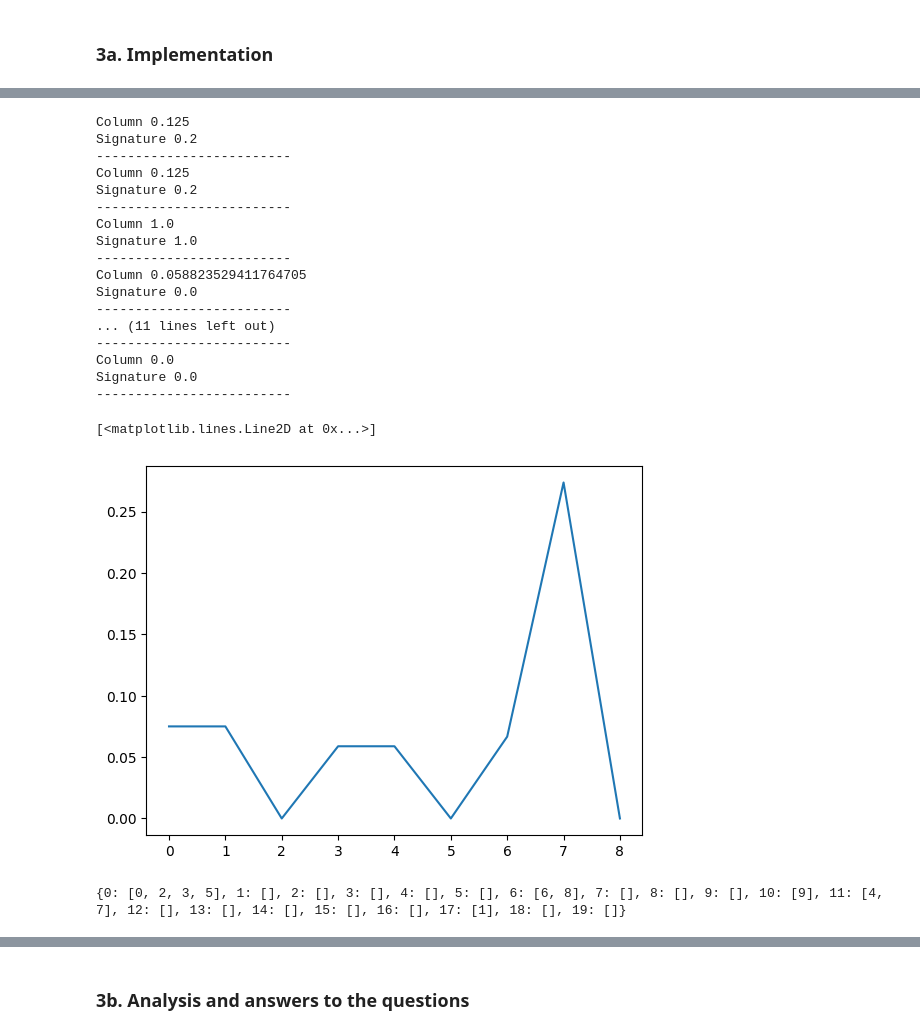
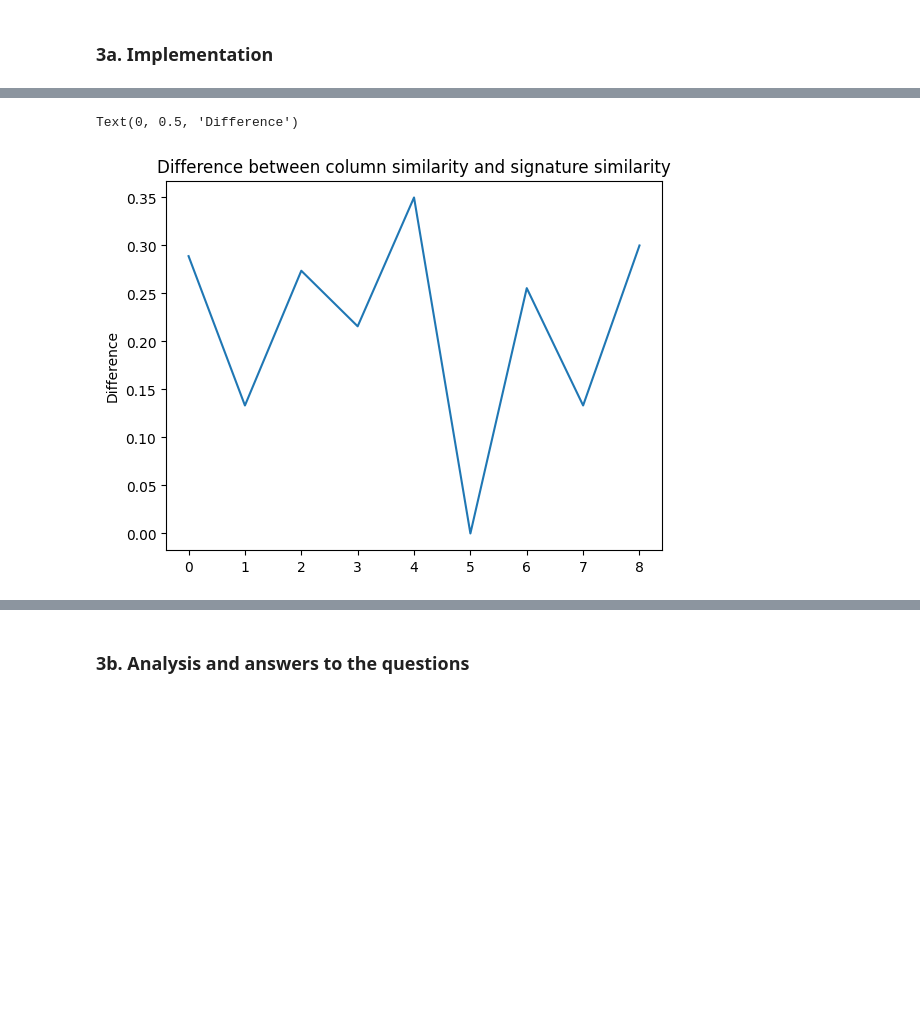
Before and after one commit to BigLob/CDA, a Jupyter notebook: Lab3_1.ipynb, the cells around one changed output, grey strips where cells are left out. Cells and saved outputs as stored; diff of their text form; code cells hidden in the pictures; blank space fills up the shorter version.

```diff
--- a/Lab3_1.ipynb
+++ b/Lab3_1.ipynb
@@ -55,3 +61,9 @@ non_infected = data[data["SrcAddr"] == "147.32.86.20"]
+# %%
+infected_host_ip, infected_host_ip2  = data[data['Label'].str.contains("Botnet")]["SrcAddr"].unique()[:2]
+regular_host_ip, regular_host_ip2  = data[data['Label'].str.contains("Normal")]["SrcAddr"].unique()[:2]
+
+infected_data = data[data["SrcAddr"] == infected_host_ip]
+non_infected = data[data["SrcAddr"] == regular_host_ip]
 # %%
 protocol = infected_data['Proto']
 total_packets = infected_data['TotPkts']
@@ -77,0 +90,8 @@ Text(0.5, 1.0, 'Total number of packets (regular)')
+# %%
+def preprocess_data(data):
+    # remove background flows
+    mask = ~data['Label'].str.contains('Background', case=False)
+    data = data[mask]
+    data["Label"] = data['Label'].apply(lambda x: "botnet" if "Botnet" in x else "normal" if "Normal" in x else "background")
+    return data
+data = preprocess_data(data)
@@ -222,6 +231,3 @@ discretized_df
 ## 3. Min-wise locality sensitive hashing task – 1/2 A4 (Individual, 10 Points)
 # %% [markdown]
 ### 3a. Implementation
-# %%
-unique_connections = discretized_df.groupby(["SrcAddr", "DstAddr"]).size().reset_index().rename(columns={0:'count'}).sort_values(by="count", ascending=False)
-unique_connections[unique_connections['count'] > 20]
@@ -355,7 +298,7 @@ def create_signature_matrix(connection_profiles, num_hashes=5):
     # convert 2d array to dataframe
     signature_matrix = pd.DataFrame(slots).astype(int)
     return signature_matrix
-signature_matrix = create_signature_matrix(connection_profiles)
+signature_matrix = create_signature_matrix(connection_profiles, 25)
 # %%
 def column_sim(a, b):
     intersection = sum(x and y for x, y in zip(a, b))
@@ -368,43 +321,15 @@ def signature_sim(list1, list2):
 # %%
 # Compare column similarity with signature similarity
 similarity_difference = []
 for i in range(len(connection_profiles)-1):
-    print("Column", column_sim(connection_profiles.iloc[i], connection_profiles.iloc[i+1]))
-    print("Signature", signature_sim(signature_matrix.iloc[:, i], signature_matrix.iloc[:, i+1]))
-    print("-"*25)
+    #print("Column", column_sim(connection_profiles.iloc[i], connection_profiles.iloc[i+1]))
+    #print("Signature", signature_sim(signature_matrix.iloc[:, i], signature_matrix.iloc[:, i+1]))
+    #print("-"*25)
     similarity_difference.append(np.abs(column_sim(connection_profiles.iloc[i], connection_profiles.iloc[i+1]) - signature_sim(signature_matrix.iloc[:, i], signature_matrix.iloc[:, i+1])))
 plt.plot(similarity_difference)
+plt.title("Difference between column similarity and signature similarity")
+plt.ylabel("Difference")
 # %% [output]
-Column 0.125
-Signature 0.2
--------------------------
-Column 0.125
-Signature 0.2
--------------------------
-Column 1.0
-Signature 1.0
--------------------------
-Column 0.058823529411764705
-Signature 0.0
--------------------------
-... (11 lines left out)
--------------------------
-Column 0.0
-Signature 0.0
--------------------------
+Text(0, 0.5, 'Difference')
-[<matplotlib.lines.Line2D at 0x...>]
-[figure, old version]
+[figure, new version]
-# %%
-num_buckets = 20
-table = {k:[] for k in range(num_buckets)}
-# loop over all signatures and bucket them
-for i in range(len(signature_matrix.columns)):
-    band = "".join([str(x) for x in list(signature_matrix.iloc[:, i])])
-    bucket = hash(band) % num_buckets
-    bucket_list = table[bucket]
-    bucket_list.append(i)
-    table[bucket] = bucket_list
-print(table)
-# %% [output]
-{0: [0, 2, 3, 5], 1: [], 2: [], 3: [], 4: [], 5: [], 6: [6, 8], 7: [], 8: [], 9: [], 10: [9], 11: [4, 7], 12: [], 13: [], 14: [], 15: [], 16: [], 17: [1], 18: [], 19: []}
 # %%
```
Also changed, not shown: parts of 34 cells of this notebook.
